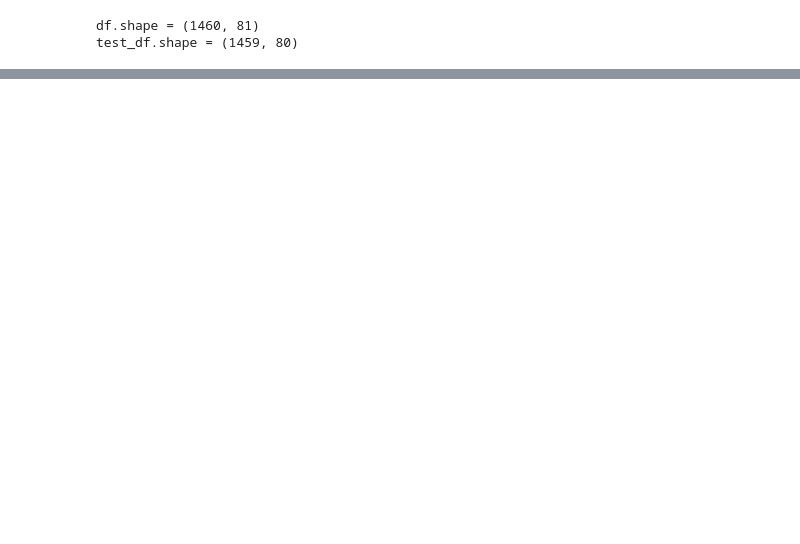
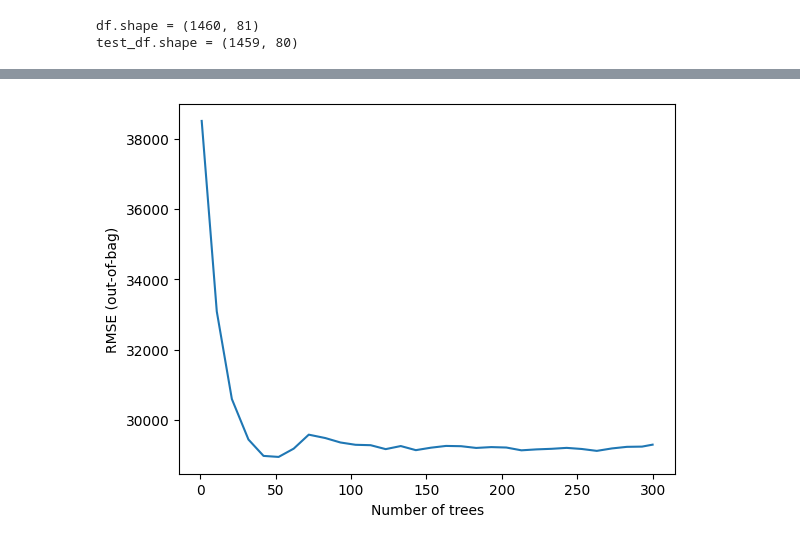
Before and after one commit to iop2000win/Data_Project, a Jupyter notebook: Code_Review_02.ipynb, the cells around one changed output, grey strips where cells are left out. Cells and saved outputs as stored; diff of their text form; code cells hidden in the pictures; blank space fills up the shorter version.

```diff
--- a/Code_Review_02.ipynb
+++ b/Code_Review_02.ipynb
@@ -17,6 +18,6 @@ TensorFlow v:  2.10.0
 # %%
-df = pd.read_csv('./data/train.csv')
-test_df = pd.read_csv('./data/test.csv')
+df = pd.read_csv('./train.csv')
+test_df = pd.read_csv('./test.csv')
 
 print(f'df.shape = {df.shape}')
 print(f'test_df.shape = {test_df.shape}')
@@ -139,4 +42,9 @@ valid_df.shape = (429, 81)
 # %%
 label = 'SalePrice'
 
-train_ds = tfdf.keras.pd_dataframe_to_tf_dataset(train_df, label = label, task = tfdf)
+train_ds = tfdf.keras.pd_dataframe_to_tf_dataset(train_df,
+                                                 label = label,
+                                                 task = tfdf.keras.Task.REGRESSION)
+valid_ds = tfdf.keras.pd_dataframe_to_tf_dataset(valid_df,
+                                                 label = label,
+                                                 task = tfdf.keras.Task.REGRESSION)
@@ -142,0 +62,3 @@ train_ds = tfdf.keras.pd_dataframe_to_tf_dataset(train_df, label = label, task =
+# %%
+rf = tfdf.keras.RandomForestModel(task = tfdf.keras.Task.REGRESSION)
+rf.compile(metrics = ['mse']) # 평가지표 = mean square error
@@ -142,0 +69,2 @@ train_ds = tfdf.keras.pd_dataframe_to_tf_dataset(train_df, label = label, task =
+# %%
+rf.fit(x = train_ds)
@@ -142,0 +87,10 @@ train_ds = tfdf.keras.pd_dataframe_to_tf_dataset(train_df, label = label, task =
+# %%
+logs = rf.make_inspector().training_logs()
+
+plt.plot([log.num_trees for log in logs],
+         [log.evaluation.rmse for log in logs])
+plt.xlabel('Number of trees')
+plt.ylabel('RMSE (out-of-bag)')
+plt.show()
+# %% [output]
+[figure, added]
```
Also changed, not shown: parts of 31 cells of this notebook, 1 other file.
